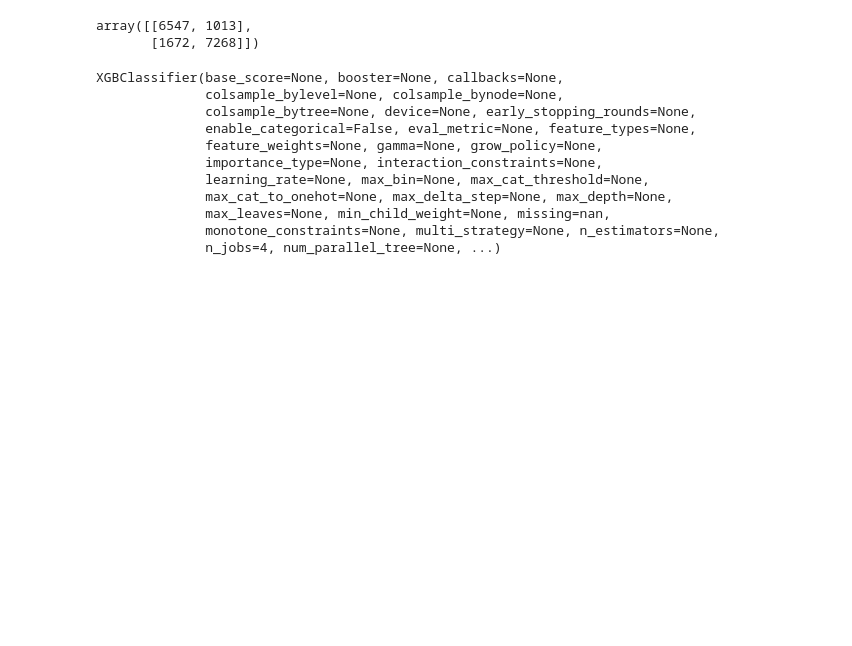
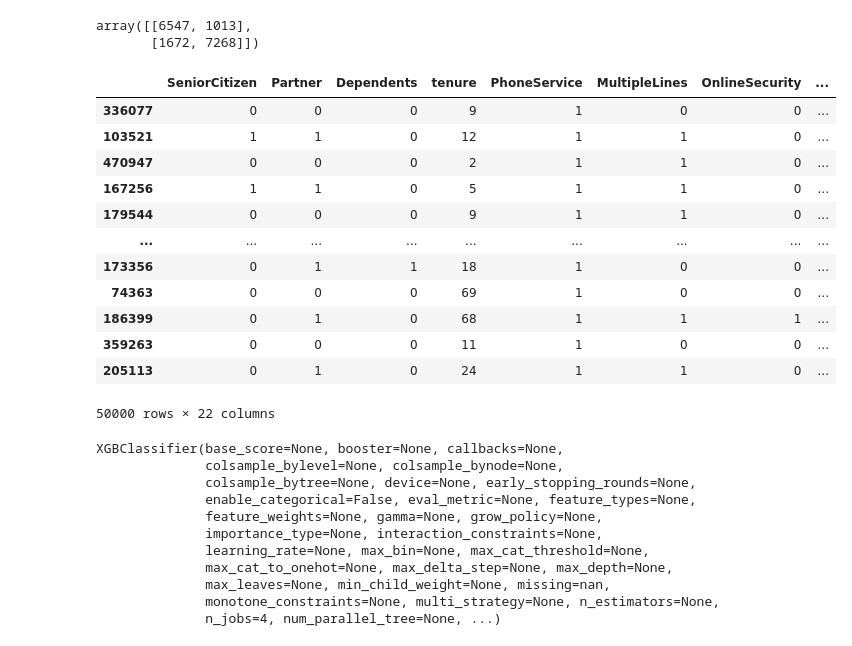
Before and after one commit to YugYadav25/kaggle-notebooks, a Jupyter notebook: Chrun Prediction playground-series-s6e3/ChurnPredic.ipynb, the cells around one changed output. Saved outputs shown, nothing was run; the diff lists cells and outputs as text; code cells hidden in the pictures; blank space fills up the shorter version.

```diff
--- a/Chrun Prediction playground-series-s6e3/ChurnPredic.ipynb
+++ b/Chrun Prediction playground-series-s6e3/ChurnPredic.ipynb
@@ -769,6 +769,22 @@ confusion_matrix(y_pred,y_test)
 # %% [output]
 array([[6547, 1013],
        [1672, 7268]])
+# %%
+X
+# %% [output]
+|  | SeniorCitizen | Partner | Dependents | tenure | PhoneService | MultipleLines | OnlineSecurity | ... |
+| 336077 | 0 | 0 | 0 | 9 | 1 | 0 | 0 | ... |
+| 103521 | 1 | 1 | 0 | 12 | 1 | 1 | 0 | ... |
+| 470947 | 0 | 0 | 0 | 2 | 1 | 1 | 0 | ... |
+| 167256 | 1 | 1 | 0 | 5 | 1 | 1 | 0 | ... |
+| 179544 | 0 | 0 | 0 | 9 | 1 | 1 | 0 | ... |
+| ... | ... | ... | ... | ... | ... | ... | ... | ... |
+| 173356 | 0 | 1 | 1 | 18 | 1 | 0 | 0 | ... |
+| 74363 | 0 | 0 | 0 | 69 | 1 | 0 | 0 | ... |
+| 186399 | 0 | 1 | 0 | 68 | 1 | 1 | 1 | ... |
+| 359263 | 0 | 0 | 0 | 11 | 1 | 0 | 0 | ... |
+| 205113 | 0 | 1 | 0 | 24 | 1 | 1 | 0 | ... |
+50000 rows × 22 columns
 # %%
 model_xgboost.fit(X,y)
 # %% [output]
```
Also changed, not shown: parts of 39 cells of this notebook.
